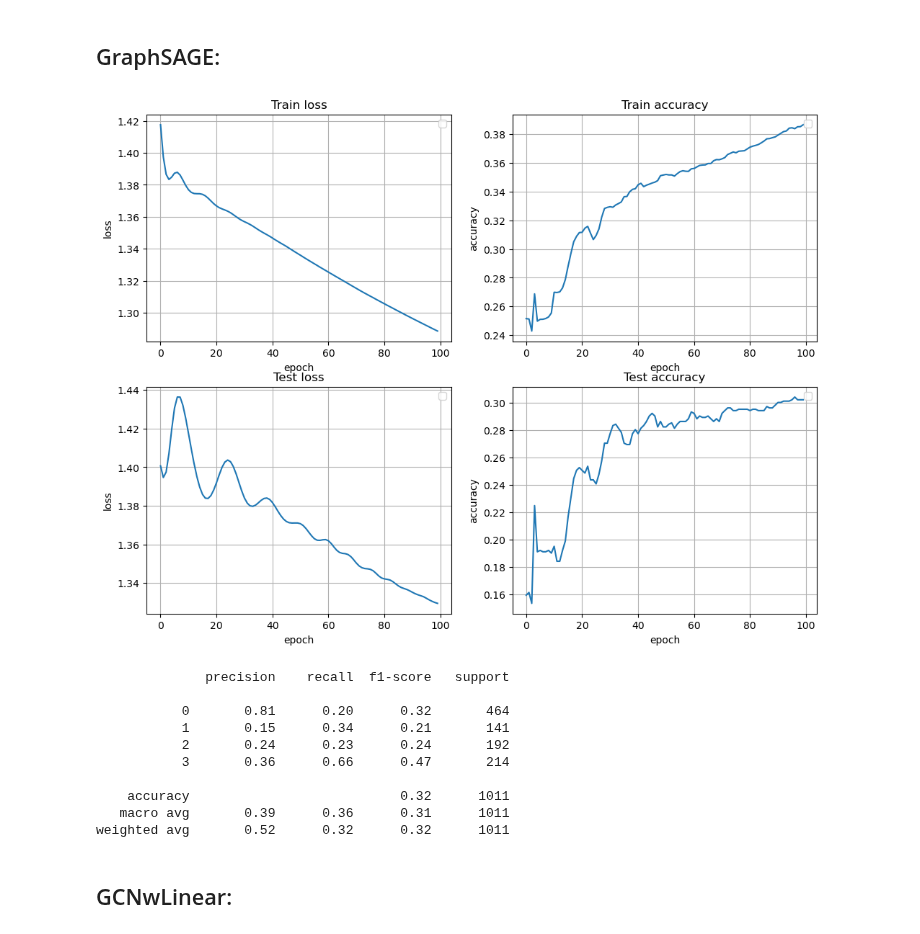
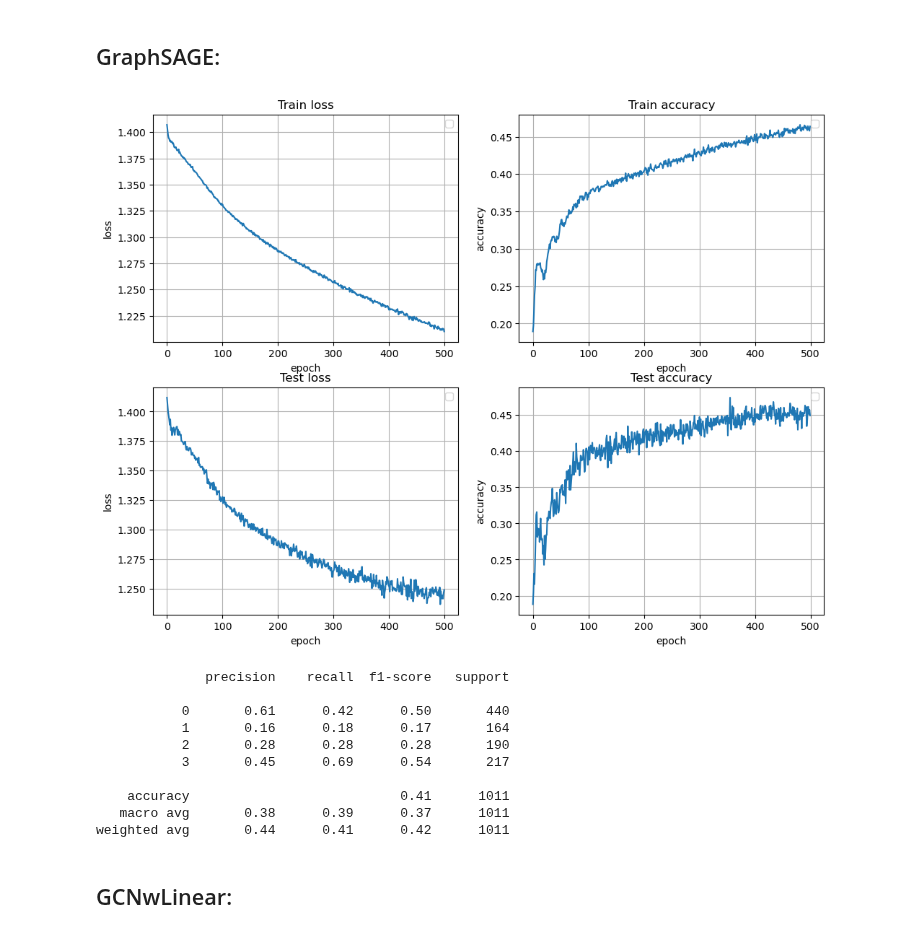
Before and after one commit to ArtemCh101/hse-sna-project, a Jupyter notebook: notebooks/gat.ipynb, the cells around one changed output. Cells and saved outputs as stored; diff of their text form; code cells hidden in the pictures.

```diff
--- a/notebooks/gat.ipynb
+++ b/notebooks/gat.ipynb
@@ -30,12 +36,10 @@ Papers after date found by split : 20206
 # %%
-n_classes = 4
 n_layers = 7
-n_epochs = 100
+n_epochs = 500
 random_emb_size = 32
-hidden_dim = 512
-crop_df = True
+hidden_dim = 128
+crop_df = False
 tune_embs = False
 add_reverse_edges = True
-dropout=0.1
-encoder = CitationRateEncoder(n_classes)
-encoder.fit(df['target_citation_rate'])
+dropout=0.2
+lr = 5e-4
@@ -304,22 +304,22 @@ weighted avg       0.56      0.49      0.51      1011
 text_based_graphsage = GraphSAGE(in_feats=G.ndata['word_embs'].shape[1], h_feats=hidden_dim, n_classes=n_classes, dropout=dropout)
 # %%
 prepare_text_embs(G)
-best_model = fit(G, 'word_embs', text_based_graphsage, cross_entropy, n_epochs, tune_embs=tune_embs)
+best_model = fit(G, 'word_embs', text_based_graphsage, cross_entropy, n_epochs, tune_embs=tune_embs, lr=lr)
 # %% [output]
-[figure, old version]
+[figure, new version]
 # %%
 evaluate(best_model, 'word_embs')
 # %% [output]
               precision    recall  f1-score   support
 
-           0       0.81      0.20      0.32       464
-           1       0.15      0.34      0.21       141
-           2       0.24      0.23      0.24       192
-           3       0.36      0.66      0.47       214
+           0       0.61      0.42      0.50       440
+           1       0.16      0.18      0.17       164
+           2       0.28      0.28      0.28       190
+           3       0.45      0.69      0.54       217
 
-    accuracy                           0.32      1011
-   macro avg       0.39      0.36      0.31      1011
-weighted avg       0.52      0.32      0.32      1011
+    accuracy                           0.41      1011
+   macro avg       0.38      0.39      0.37      1011
+weighted avg       0.44      0.41      0.42      1011
 # %% [markdown]
 ## GCNwLinear:
 # %%
```
Also changed, not shown: parts of 18 cells of this notebook.
